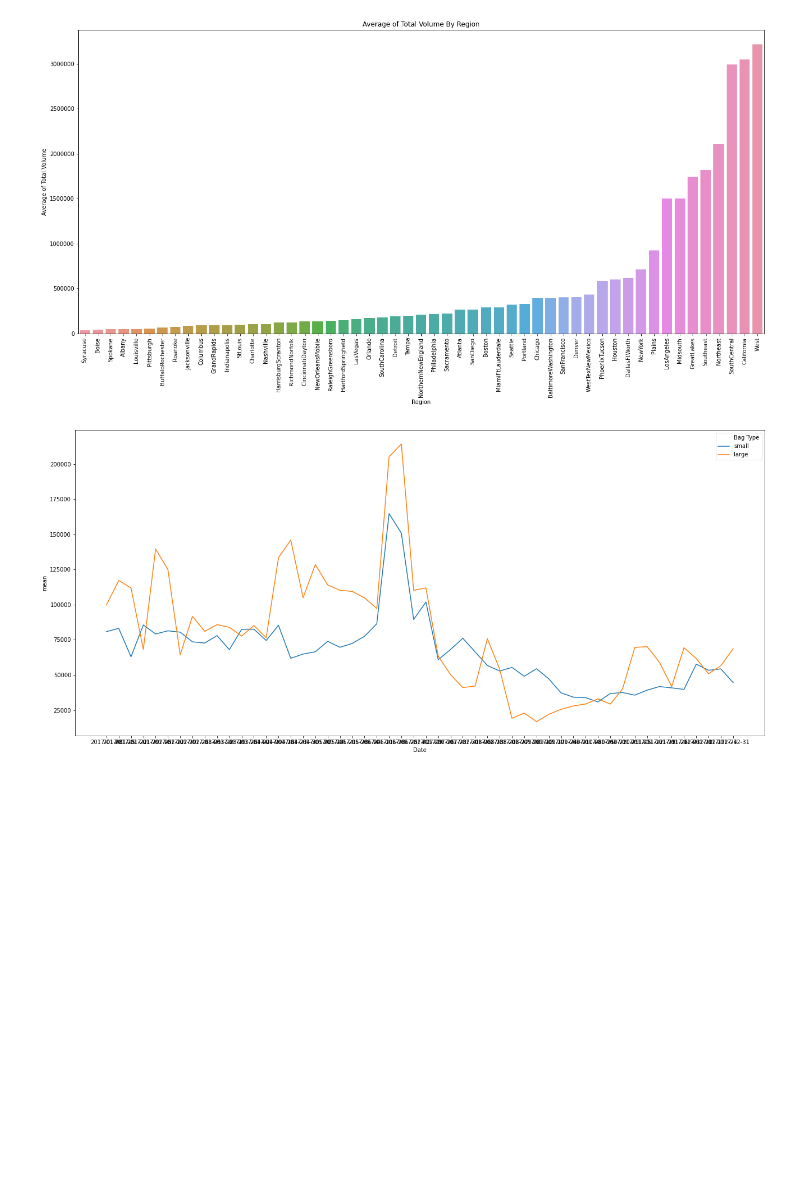
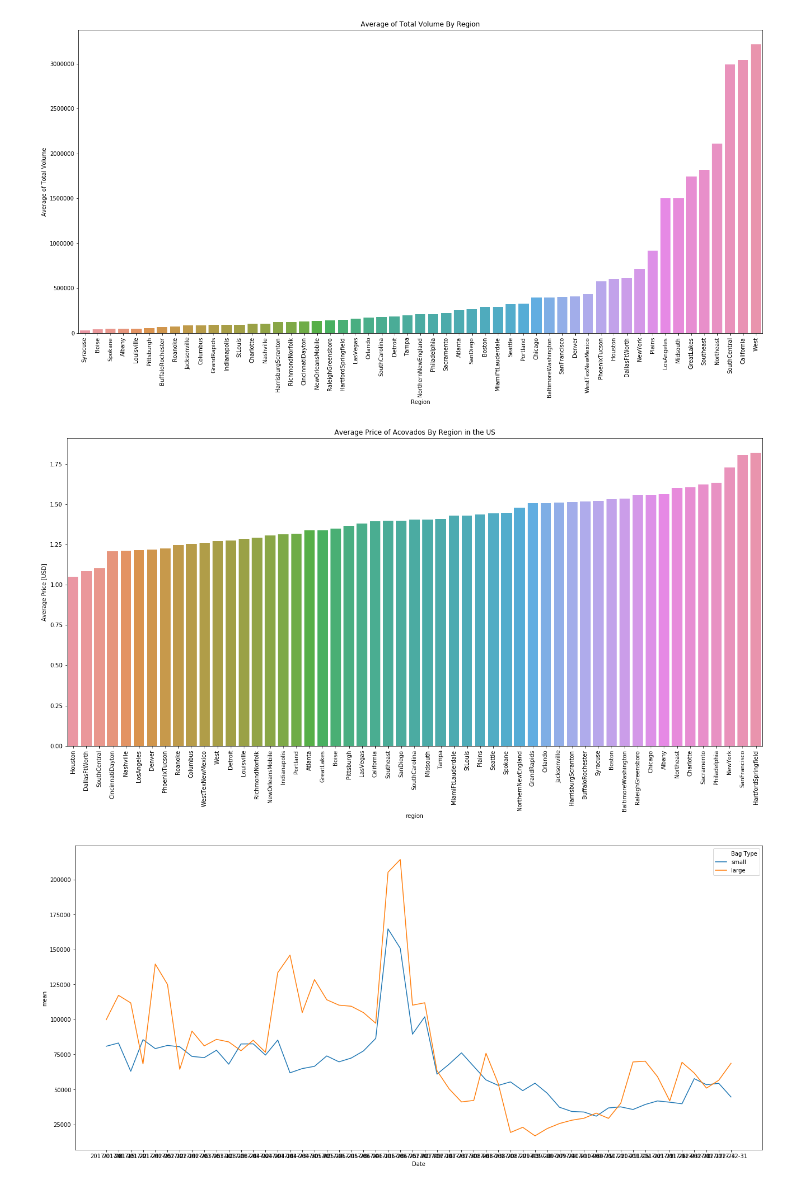
Before and after one commit to sbssai123/avocado-analysis, a Jupyter notebook: avocado_analysis.ipynb, the cells around one changed output. Cells and saved outputs as stored; diff of their text form; code cells hidden in the pictures; blank space fills up the shorter version.

```diff
--- a/avocado_analysis.ipynb
+++ b/avocado_analysis.ipynb
@@ -36,6 +83,29 @@ plt.title('Average of Total Volume By Region')
 plt.show()
 # %% [output]
 [figure]
+# %%
+# What is the average price of avocados per region?
+# avo_data.dtypes
+# avo_data.describe()
+
+# Dataframe to determine average price
+avg_price_regions = avo_data.groupby('region')['AveragePrice'].mean()
+df = avg_price_regions.to_frame()
+df = df.reset_index()
+df = df[df.region!='TotalUS']
+df = df.sort_values(by=['AveragePrice'])
+
+# Format the plot to display
+plt.figure(figsize=(22,10))
+ax = sns.barplot(x=df["region"], y=df["AveragePrice"])
+plt.xticks(rotation=90)
+plt.xlabel('region')
+plt.ylabel('Average Price [USD]')
+plt.ticklabel_format(style='plain', axis='y')
+plt.title('Average Price of Acovados By Region in the US')
+plt.show()
+# %% [output]
+[figure, added]
 # %%
 # Is there a certain time of year where people are more inclined to buy small vs large bags
 avg_bag_small = avo_data.groupby(["region", "Date"]).agg({"Small Bags": ['mean']})
```
Also changed, not shown: parts of 8 cells of this notebook.
